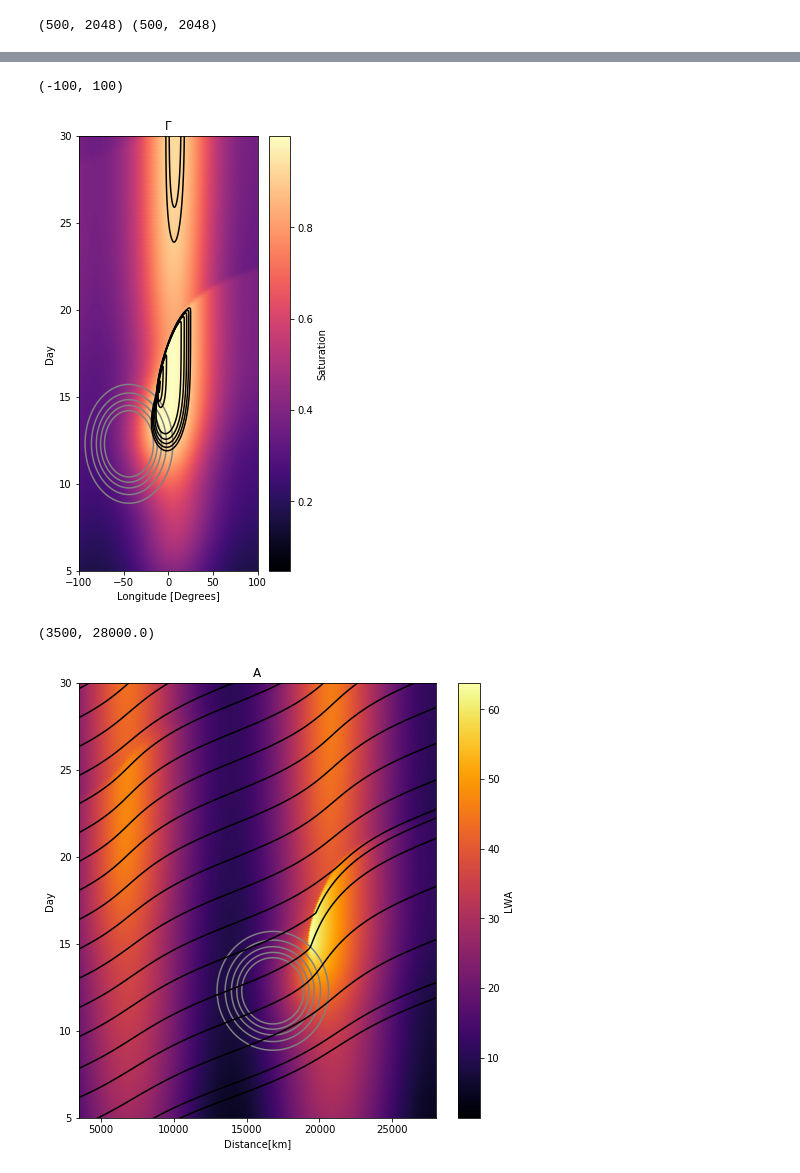
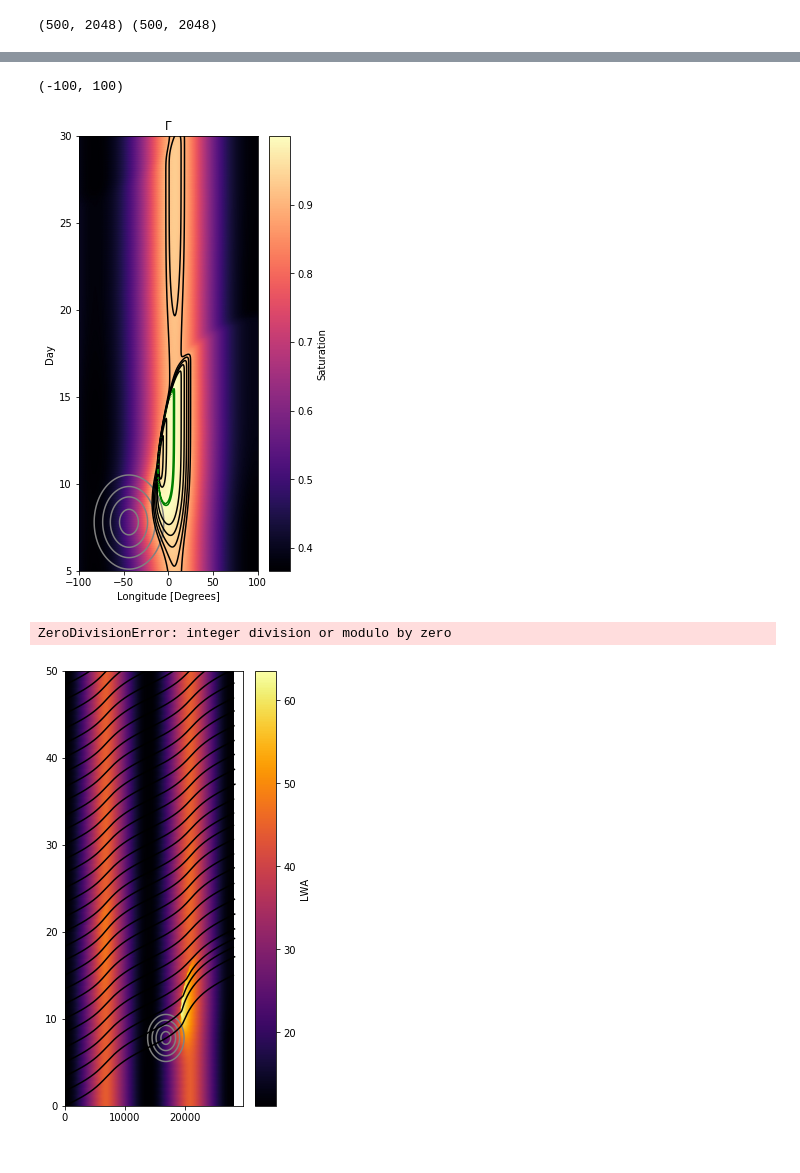
Before and after one commit to sjsmith757/rossby-blocking, a Jupyter notebook: runblocking.ipynb, the cells around one changed output, grey strips where cells are left out. Saved outputs shown, nothing was run; the diff lists cells and outputs as text; code cells hidden in the pictures.

Commit message:
More plotting

```diff
--- a/runblocking.ipynb
+++ b/runblocking.ipynb
@@ -9,7 +9,7 @@ alpha=0.55
 tau = 10*86400.0
 # %%
 def gaussforce(x,t,peak=2,inject=True):
-    tc = 12.3
+    tc = 277.8
     tw = 2.5
     t = t/86400.0
     xc = 16800.0e3
@@ -39,9 +39,9 @@ def noboru_cx(x,Lx,alpha):
 model = AtmosphericBlocking.Model(nx=2048,Lx = 28000e3,dt=.001*86400,alpha=alpha,
                                         tmax=3.5*86400,D=3.26e5,tau=tau,
                                         sfunc=gaussforce,cfunc=noboru_cx,
-                                        forcingpeak=4,injection=True)
+                                        forcingpeak=2,injection=True)
 # %%
-tmaxes = np.linspace(1,70,500)*86400
+tmaxes = np.linspace(270,320,500)*86400
 # %%
 A = 0
 S = 0
@@ -145,9 +175,9 @@ plt.xlim(-100,100)
 # %%
 plt.figure(figsize=(4.,8))
-plt.pcolormesh(np.roll(lons,-456),tmaxes/86400,np.roll(sat,-456),shading='Gouraud',cmap='magma')
+plt.pcolormesh(np.roll(lons,-456),tmaxes/86400-270,np.roll(sat,-456),shading='Gouraud',cmap='magma')
 plt.colorbar(label='Saturation')
-plt.contour(np.roll(lons,-456),tmaxes/86400,np.roll(S,-456),np.linspace(3e-5,6e-5,5),colors='0.5')
-plt.contour(np.roll(lons,-456),tmaxes/86400,np.roll(sat,-456),(0.90,0.92,0.94,0.96,0.98,1.0),colors=('k','k','k','k','k','g'))
+plt.contour(np.roll(lons,-456),tmaxes/86400-270,np.roll(S,-456),np.linspace(3e-5,6e-5,5),colors='0.5')
+plt.contour(np.roll(lons,-456),tmaxes/86400-270,np.roll(sat,-456),(0.90,0.92,0.94,0.96,0.98,0.9999),colors=('k','k','k','k','k','g'))
 plt.xlabel(r"Longitude [Degrees]")
 plt.ylabel(r"Day")
 plt.title("$\Gamma$")
@@ -156,7 +186,7 @@ plt.xlim(-100,100)
 #plt.xlim(13500,model.Lx/1e3)
 # %% [output]
 (-100, 100)
-[figure, old version]
+[figure, new version]
 # %%
 def trajectory(t0,times,cx,xx):
     traj = []
@@ -181,7 +213,9 @@ def trajectory_ua(t0,times,ua,xx):
     ttimes = []
     x0 = xx[0]
     posx = x0
-    it0 = np.where(times>=t0)[0][0]
+    it0 = np.where(times>=t0)[0]
+    if len(it0)>0:
+        it0 = it0[0]
     ttimes.append(times[it0])
     traj.append(posx)
     while posx < np.amax(xx) and ttimes[-1]<times[-1]:
@@ -193,21 +227,21 @@ def trajectory_ua(t0,times,ua,xx):
         it0+=1
     return np.array(ttimes),np.array(traj)
 # %%
-plt.figure(figsize=(8.,8))
-plt.pcolormesh(model.x/1.0e3,tmaxes/86400,A+model.A0[np.newaxis,:],cmap='inferno',shading='Gouraud')
+plt.figure(figsize=(4.,8))
+plt.pcolormesh(model.x/1.0e3,tmaxes/86400-270,A+model.A0[np.newaxis,:],cmap='inferno',shading='Gouraud')
 plt.colorbar(label='LWA')
-plt.contour(model.x/1.0e3,tmaxes/86400,S,np.linspace(3e-5,6e-5,5),colors='0.5')
-for t0 in np.linspace(0.*86400.0,65.*86400.0,num=40):
+plt.contour(model.x/1.0e3,tmaxes/86400-270,S,np.linspace(3e-5,6e-5,5),colors='0.5')
+for t0 in np.linspace(0.*86400.0,65.*86400.0,num=40)+270*86400.0:
     tt,tx = trajectory_ua(t0,tmaxes,ua,model.x)
-    plt.plot(tx/1.0e3,tt/86400.0,color='k')
+    plt.plot(tx/1.0e3,tt/86400.0-270,color='k')
 plt.xlabel(r"Distance[km]")
 plt.ylabel(r"Day")
 plt.title("A")
 plt.ylim(5,30)
-plt.xlim(3500,model.Lx/1e3)
+plt.xlim(13500,model.Lx/1e3)
 # %% [output]
-(3500, 28000.0)
+ZeroDivisionError: integer division or modulo by zero
-[figure, old version]
+[figure, new version]
 # %%
 plt.figure(figsize=(4.,8))
 plt.pcolormesh(model.x/1.0e3,tmaxes/86400,sat,shading='Gouraud',cmap='magma')
```
Also changed, not shown: parts of 10 cells of this notebook.
